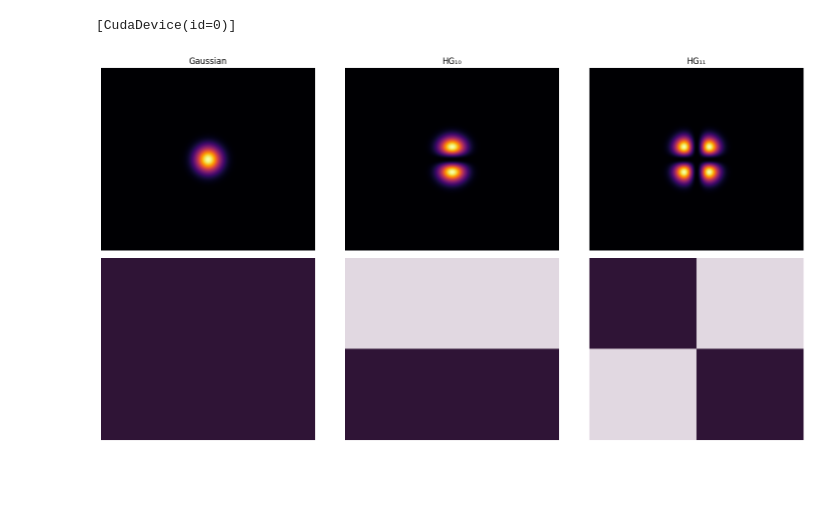
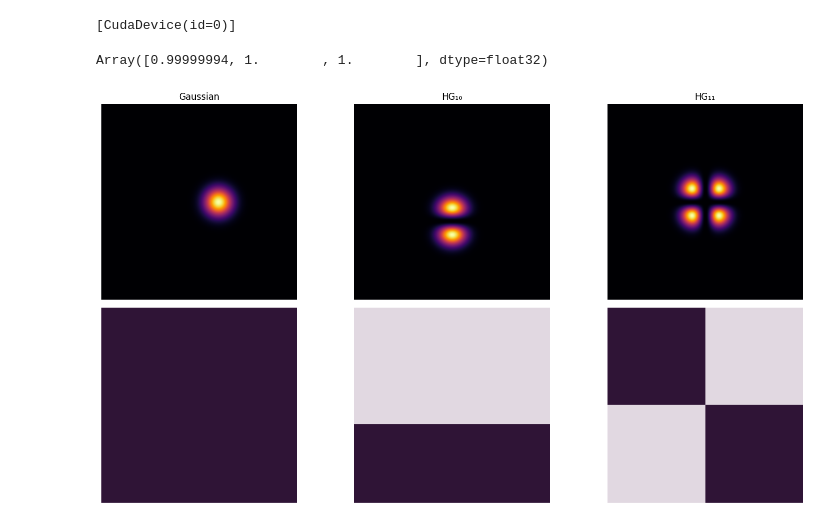
Before and after one commit to anscoil/jaxoptics, a Jupyter notebook: examples/mode_generation.ipynb, the cells around one changed output. Cells and saved outputs as stored; diff of their text form; code cells hidden in the pictures; blank space fills up the shorter version.

```diff
--- a/examples/mode_generation.ipynb
+++ b/examples/mode_generation.ipynb
@@ -8,27 +10,32 @@ print(jax.devices())
 # %% [output]
 [CudaDevice(id=0)]
 # %%
-shape = (512, 600)
+shape = (512, 512)
 ds = (2e-6, 2e-6)
-wavelength = 1.064e-6
+wavelengths = [1.064e-6, 800e-9, 532e-9]
 
-gauss = Gaussian(w0=100e-6)(shape, ds)
-hg10 = HermiteGaussian(w0=100e-6, m=1, n=0)(shape, ds)
+gauss = Gaussian(w0=100e-6)(shape, ds, (0, 100e-6))
+hg10 = HermiteGaussian(w0=100e-6, m=1, n=0)(shape, ds, (100e-6,0))
 hg11 = HermiteGaussian(w0=100e-6, m=1, n=1)(shape, ds)
 
-field = ScalarField(jnp.stack([gauss, hg10, hg11], axis=0), ds, wavelength)
+u0 = ScalarField(jnp.stack([gauss, hg10, hg11], axis=0), ds, wavelengths)
+u0 = normalize_power(u0)
+
+u0.power
+# %% [output]
+Array([0.99999994, 1.        , 1.        ], dtype=float32)
 # %%
 fig, axes = plt.subplots(2, 3, figsize=(15, 8))
 titles = ['Gaussian', 'HG₁₀', 'HG₁₁']
 
 for i, title in enumerate(titles):
-    axes[0, i].imshow(jnp.abs(field.electric[i])**2, cmap='inferno')
+    axes[0, i].imshow(jnp.abs(u0.electric[i])**2, cmap='inferno')
     axes[0, i].set_title(title)
     axes[0, i].axis('off')
 
-    axes[1, i].imshow(jnp.angle(field.electric[i]), cmap='twilight', vmin=-jnp.pi, vmax=jnp.pi)
+    axes[1, i].imshow(jnp.angle(u0.electric[i]), cmap='twilight', vmin=-jnp.pi, vmax=jnp.pi)
     axes[1, i].axis('off')
 
 plt.tight_layout()
 # %% [output]
-[figure, old version]
+[figure, new version]
```
Also changed, not shown: parts of 5 cells of this notebook, 4 other files.
